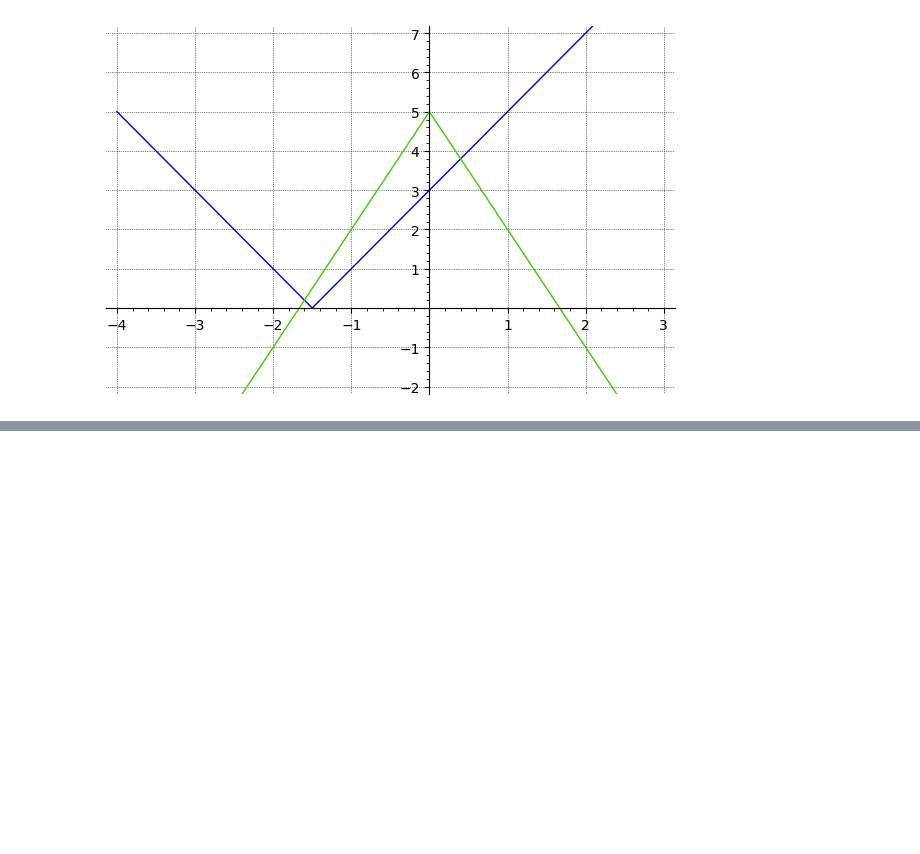
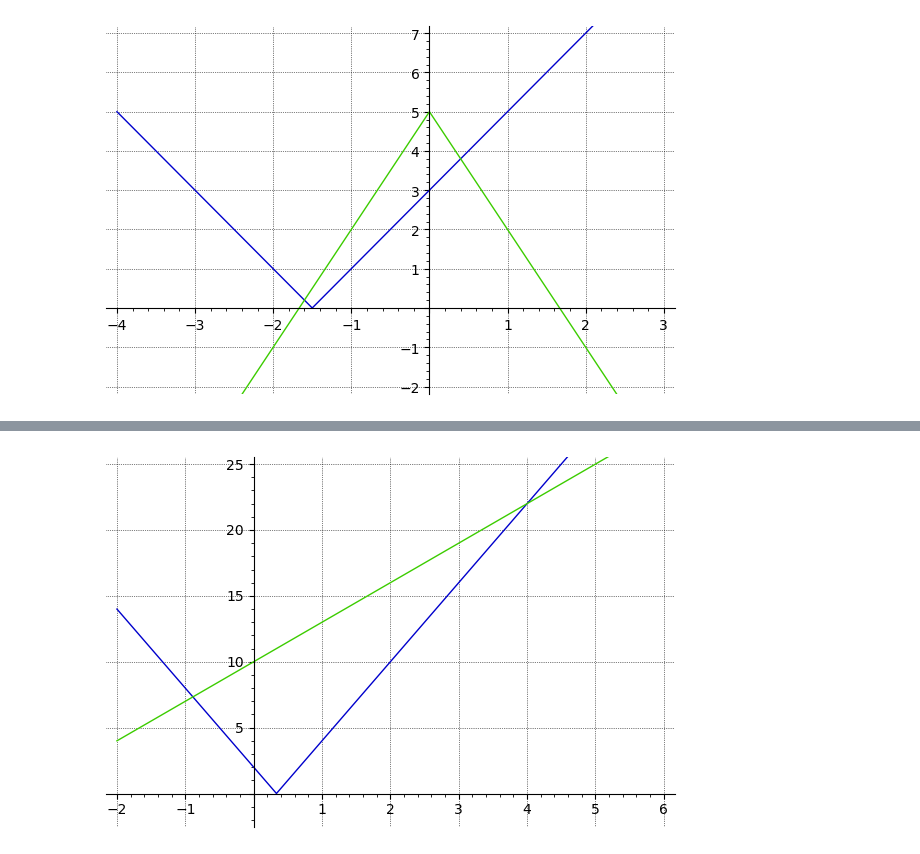
Before and after one commit to ktheu/MathePlus, a Jupyter notebook: gleichungen/vorlagen/vorlagen.ipynb, the cells around one changed output, grey strips where cells are left out. Cells and saved outputs as stored; diff of their text form; code cells hidden in the pictures; blank space fills up the shorter version.

```diff
--- a/gleichungen/vorlagen/vorlagen.ipynb
+++ b/gleichungen/vorlagen/vorlagen.ipynb
@@ -252,0 +251,7 @@ solve(e,x)
+# %%
+#A3b
+f(x) = 2*abs(1-3*x)
+g(x) = 2+abs(3*x+8)
+plot([f(x),g(x)],(x,-2,6),ymin=-2,ymax=25,gridlines=True)
+# %% [output]
+[figure, added]
```
Also changed, not shown: parts of 24 cells of this notebook, 10 other files.
